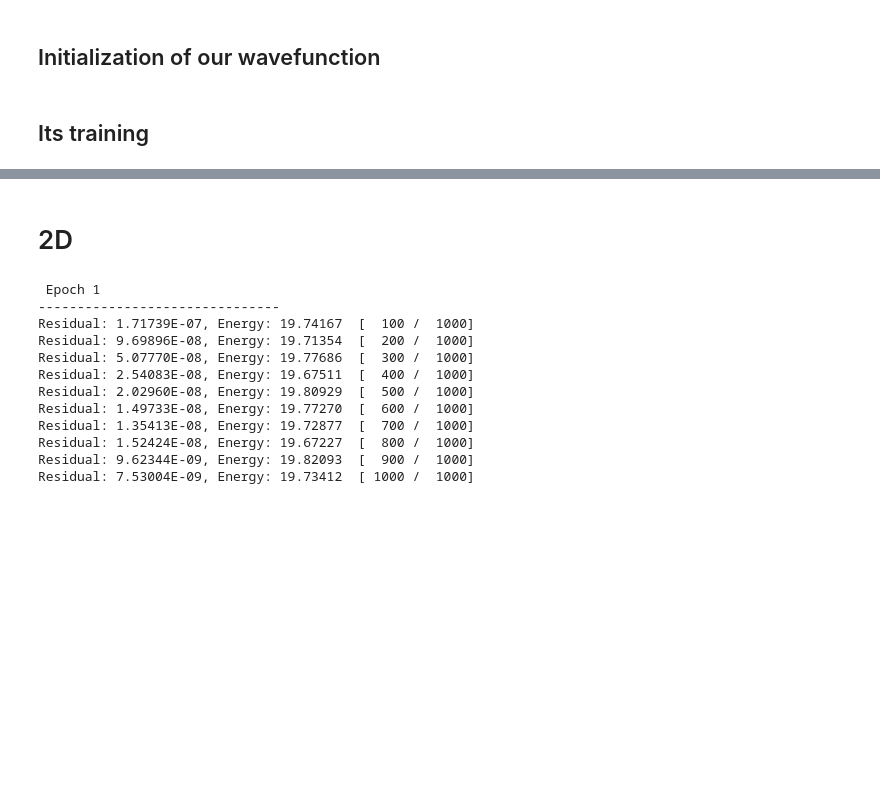
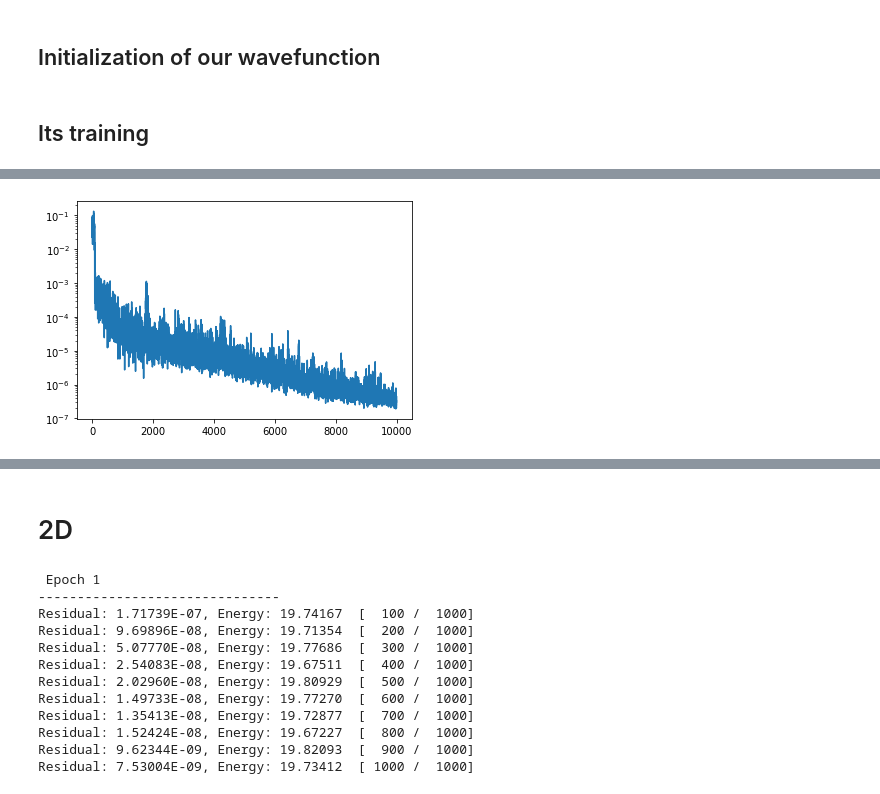
Before and after one commit to MrKozelberg/wavefunction_perceptron, a Jupyter notebook: spectrum_laplace_operator_3.ipynb, the cells around one changed output, grey strips where cells are left out. Saved outputs shown, nothing was run; the diff lists cells and outputs as text; code cells hidden in the pictures; blank space fills up the shorter version.

```diff
--- a/spectrum_laplace_operator_3.ipynb
+++ b/spectrum_laplace_operator_3.ipynb
@@ -32,14 +34,14 @@ def f2(x):
 # %% [markdown]
 ## Class for the perceptron-wavefunction
 # %%
-class WaveFunction(nn.Module):
+class Perceptron(nn.Module):
 
   def __init__(self, N, layersizes):
     self.N = N  # size of the input vector
     self.layersizes = layersizes  # sizes of hidden layers
     self.l = len(self.layersizes)  # number of hidden layers
 
-    super(WaveFunction, self).__init__()
+    super(Perceptron, self).__init__()
 
     self.linear_tanh_stack = nn.Sequential()
     for i in range(self.l + 1):
@@ -64,7 +66,7 @@ class WaveFunction(nn.Module):
         self.h[i] = self.linear_tanh_stack[2*i+1](
             self.linear_tanh_stack[2*i](self.h[i-1]))
 
-    return self.h[-1]
+    return self.h[-1] / torch.linalg.vector_norm(self.h[-1])
 
 
   def grad(self, x):
@@ -72,7 +74,7 @@ class WaveFunction(nn.Module):
     finds the gradient of the wave function at a given point x
     """
     _ = self.forward(x)  # computes outputs of the layers #
-    gradient = torch.zeros(x.shape) #[None] * self.N #
+    gradient = torch.zeros(x.shape).to(device)
     for t in range(self.N):
       dh_dx = torch.zeros(self.N).to(device) #
       dh_dx[t] = 1 #
@@ -90,7 +92,7 @@ class WaveFunction(nn.Module):
 
       gradient[:,t] = dh_dx.reshape(-1)
 
-    return gradient
+    return gradient / torch.linalg.vector_norm(self.h[-1])
 
 
   def laplac(self, x):
@@ -126,5 +128,5 @@ class WaveFunction(nn.Module):
       # print(d2h_dx2)
       laplacian += d2h_dx2
 
-    return laplacian
+    return laplacian / torch.linalg.vector_norm(self.h[-1])
 # %%
@@ -224,15 +226,6 @@ def plot_compar_1d(wf):
 ## Initialization of our wavefunction
 # %%
 N = 1  # size of the input vector
-wf = WaveFunction(N, [10]*2).to(device) ## число внутренних слоёв должно быть той же четности, что и номер состояния
+perceptron0 = Perceptron(N, [10]*).to(device)
 # %% [markdown]
 ## Its training
-# %%
-optimizer = torch.optim.Adam(params = wf.parameters(), lr=1e-3)
-scheduler = torch.optim.lr_scheduler.ExponentialLR(optimizer, gamma=0.9)
-epochs = 25
-for t in range(epochs):
-  print(f"\n Epoch {t+1}\n-------------------------------")
-  train_loop(N, 10**N, 1000, wf, optimizer)#, np.pi**2)
-  scheduler.step()
-  plot_compar_1d(wf)
@@ -318,0 +232,5 @@ Residual: 1.36789E-07, Energy: 9.88477  [ 1000 /  1000]
+# %%
+epochs = 10000
+n_batch = np.logspace(1, 2, epochs, dtype=int)
+
+residual, E = train_loop_groundstate(N, n_batch, epochs, perceptron0, L=1)
@@ -318,0 +248,5 @@ Residual: 1.36789E-07, Energy: 9.88477  [ 1000 /  1000]
+# %%
+plt.plot(residual)
+plt.yscale('log')
+# %% [output]
+[figure, added]
```
Also changed, not shown: parts of 21 cells of this notebook.
